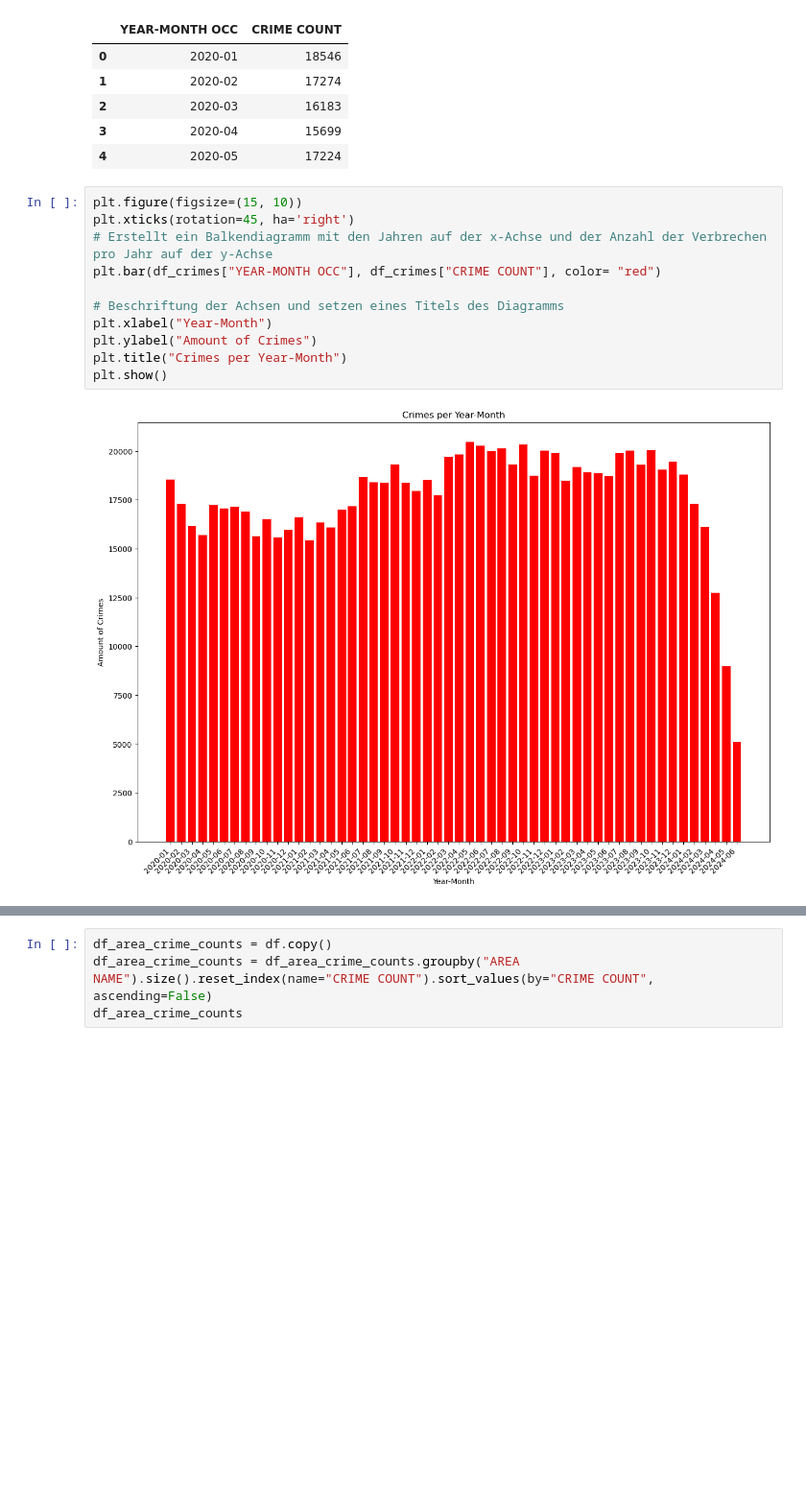
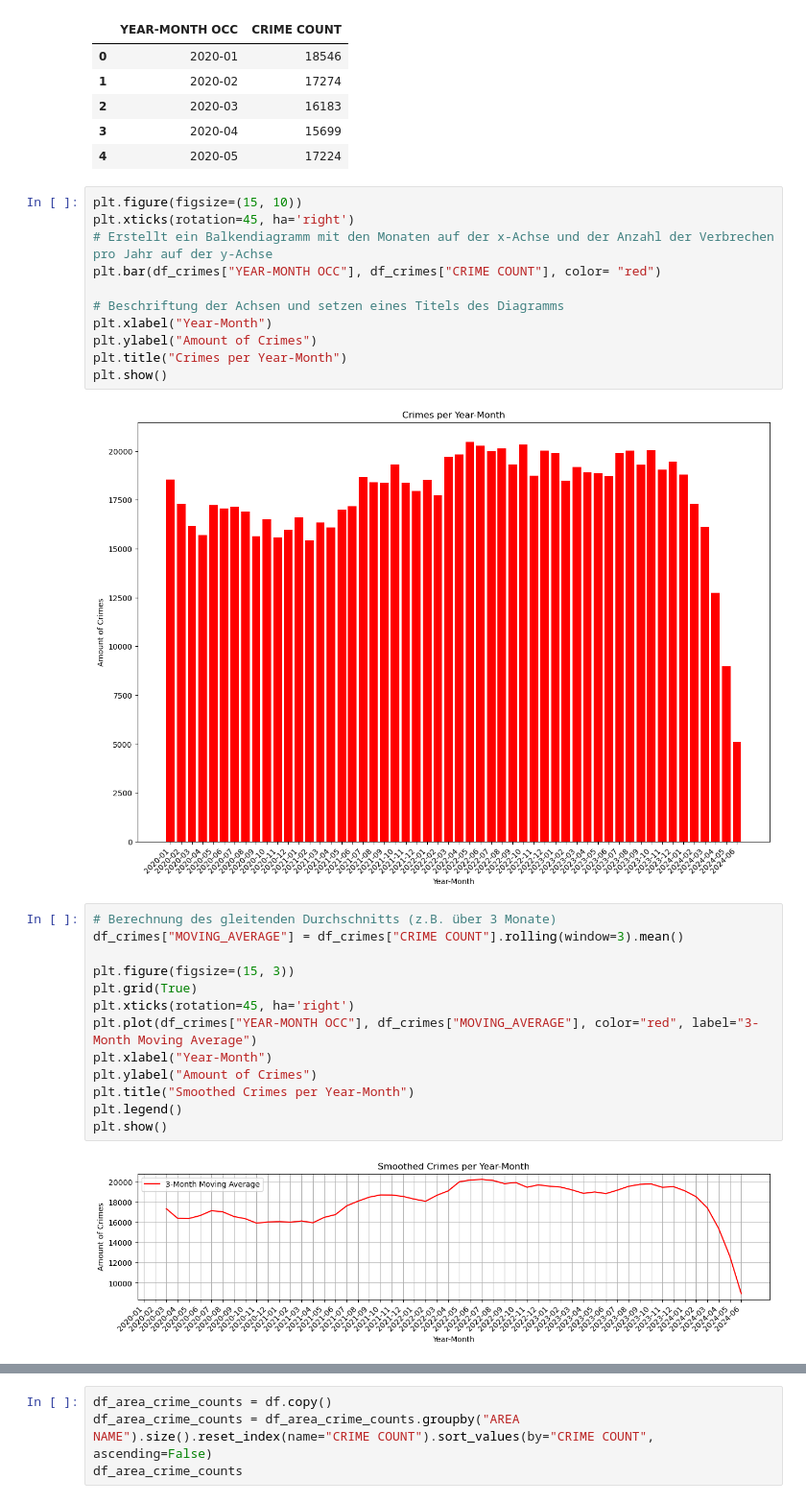
Before and after one commit to Baenji/DIP, a Jupyter notebook: crime.ipynb, the cells around one changed output, grey strips where cells are left out. Shown: that part at 96% size. Drawn from its saved outputs; the diff is of its cells as text; blank space fills up the shorter version.

```diff
--- a/crime.ipynb
+++ b/crime.ipynb
@@ -92,7 +72,7 @@ df_crimes.head()
 # %%
 plt.figure(figsize=(15, 10))
 plt.xticks(rotation=45, ha='right')
-# Erstellt ein Balkendiagramm mit den Jahren auf der x-Achse und der Anzahl der Verbrechen pro Jahr auf der y-Achse
+# Erstellt ein Balkendiagramm mit den Monaten auf der x-Achse und der Anzahl der Verbrechen pro Jahr auf der y-Achse
 plt.bar(df_crimes["YEAR-MONTH OCC"], df_crimes["CRIME COUNT"], color= "red")
 
 # Beschriftung der Achsen und setzen eines Titels des Diagramms
@@ -102,3 +82,18 @@ plt.title("Crimes per Year-Month")
 plt.show()
 # %% [output]
 [figure]
+# %%
+# Berechnung des gleitenden Durchschnitts (z.B. über 3 Monate)
+df_crimes["MOVING_AVERAGE"] = df_crimes["CRIME COUNT"].rolling(window=3).mean()
+
+plt.figure(figsize=(15, 3))
+plt.grid(True)
+plt.xticks(rotation=45, ha='right')
+plt.plot(df_crimes["YEAR-MONTH OCC"], df_crimes["MOVING_AVERAGE"], color="red", label="3-Month Moving Average")
+plt.xlabel("Year-Month")
+plt.ylabel("Amount of Crimes")
+plt.title("Smoothed Crimes per Year-Month")
+plt.legend()
+plt.show()
+# %% [output]
+[figure, added]
```
Also changed, not shown: parts of 11 cells of this notebook.
